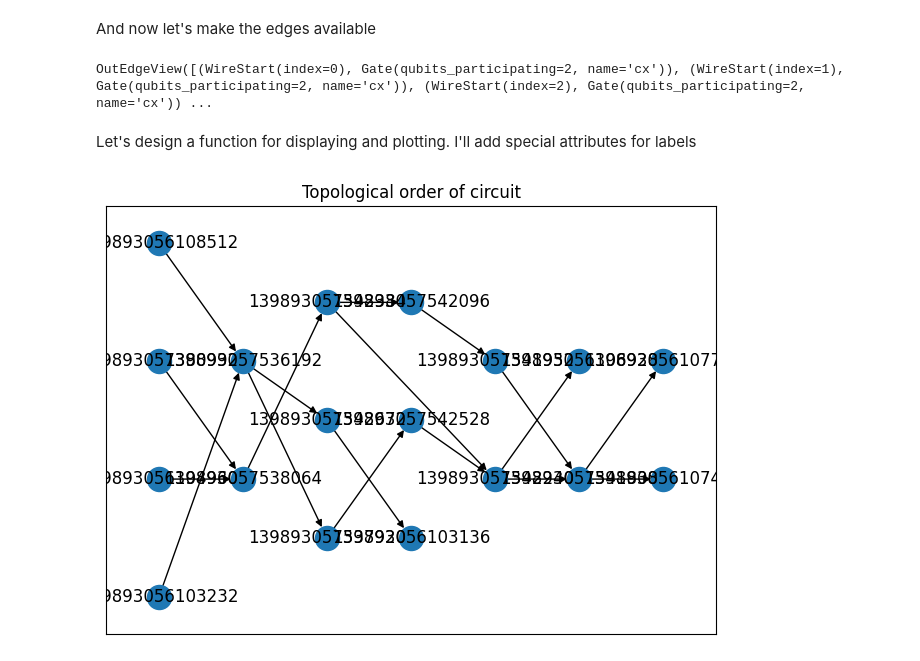
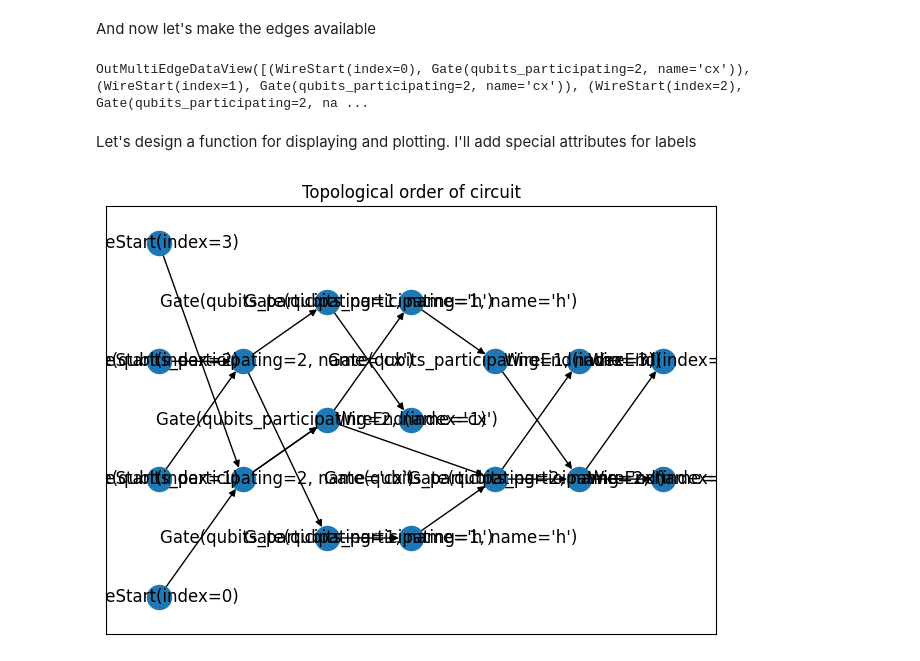
Before and after one commit to strategy155/quariadne, a Jupyter notebook: notebook/MILP.ipynb, the cells around one changed output. Drawn from its saved outputs; the diff is of its cells as text; code cells hidden in the pictures.

Commit message:
added visulaisation module to the routing circuit

```diff
--- a/notebook/MILP.ipynb
+++ b/notebook/MILP.ipynb
@@ -394,7 +394,7 @@ RoutingCircuit(nodes=[WireStart(index=0), WireEnd(index=0), WireStart(index=1),
 # %% [markdown]
 Packing everything up, now let's design a conversion of this circuit to nx graph.
 # %%
-random_routing_dag = nx.DiGraph()
+random_routing_dag = nx.MultiDiGraph()
 random_routing_dag.add_nodes_from(random_routing_circuit.nodes)
 random_routing_dag.nodes
 # %% [output]
@@ -406,27 +406,27 @@ transition_as_edges = ((transition.from_node, transition.to_node) for transition
 random_routing_dag.add_edges_from(transition_as_edges)
 random_routing_dag.edges()
 # %% [output]
-OutEdgeView([(WireStart(index=0), Gate(qubits_participating=2, name='cx')), (WireStart(index=1), Gate(qubits_participating=2, name='cx')), (WireStart(index=2), Gate(qubits_participating=2, name='cx')) ...
+OutMultiEdgeDataView([(WireStart(index=0), Gate(qubits_participating=2, name='cx')), (WireStart(index=1), Gate(qubits_participating=2, name='cx')), (WireStart(index=2), Gate(qubits_participating=2, na ...
 # %% [markdown]
 Let's design a function for displaying and plotting. I'll add special attributes for labels
 # %%
 import matplotlib.pyplot as plt
 
 
 circuit_labels_by_node = {}
 for layer, nodes in enumerate(nx.topological_generations(random_routing_dag)):
     # `multipartite_layout` expects the layer as a node attribute, so add the
     # numeric layer value as a node attribute
     for node in nodes:
         random_routing_dag.nodes[node]["layer"] = layer
 
 # Compute the multipartite_layout using the "layer" node attribute
-pos = nx.multipartite_layout(circuit_dag_routing, subset_key="layer")
+pos = nx.multipartite_layout(random_routing_dag, subset_key="layer")
 
 fig, ax = plt.subplots()
-nx.draw_networkx(circuit_dag_routing, pos=pos, ax=ax)
+nx.draw_networkx(random_routing_dag, pos=pos, ax=ax)
 ax.set_title("Topological order of circuit")
 fig.tight_layout()
 plt.show()
 # %% [output]
-[figure, old version]
+[figure, new version]
```
Also changed, not shown: parts of 9 cells of this notebook, 1 other file.
